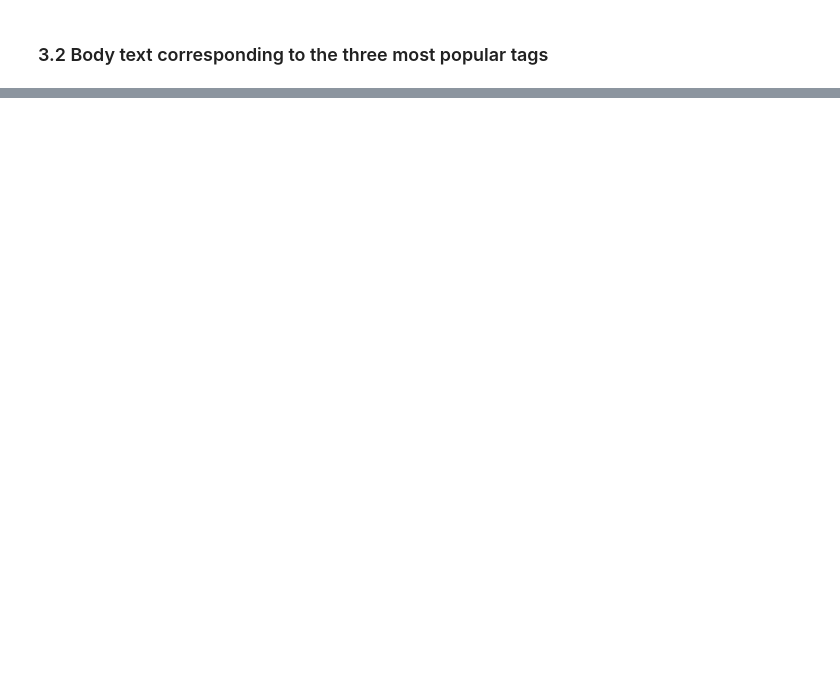
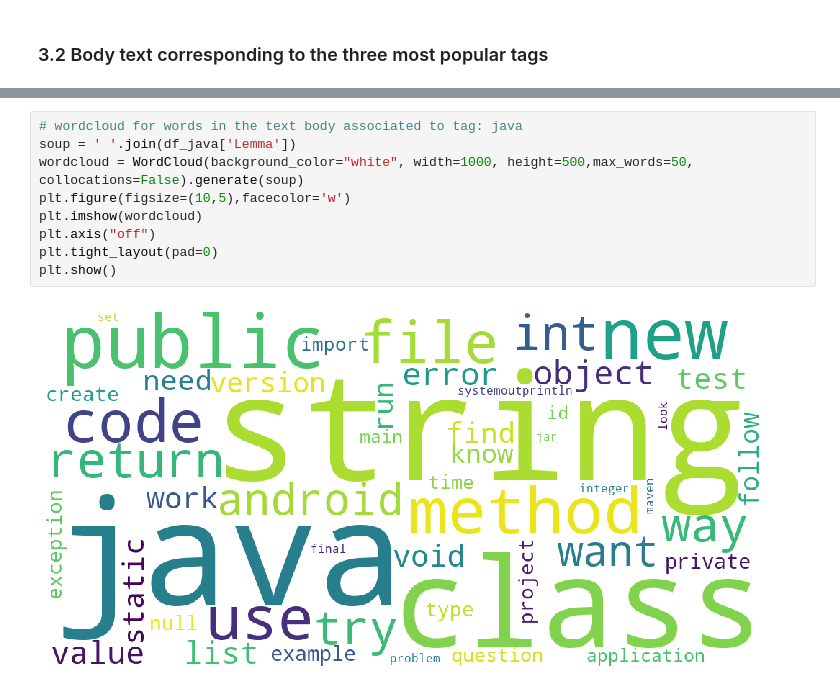
Before and after one commit to opsabarsec/NLP-automatic-tagging-stackoverflow-posts, a Jupyter notebook: notebooks/Stackoverflowtags - Part1.ipynb, the cells around one changed output, grey strips where cells are left out. Drawn from its saved outputs; the diff is of its cells as text; blank space fills up the shorter version.

```diff
--- a/notebooks/Stackoverflowtags - Part1.ipynb
+++ b/notebooks/Stackoverflowtags - Part1.ipynb
@@ -280,0 +355,11 @@ plt.show()
+# %%
+# wordcloud for words in the text body associated to tag: java
+soup = ' '.join(df_java['Lemma'])
+wordcloud = WordCloud(background_color="white", width=1000, height=500,max_words=50, collocations=False).generate(soup)
+plt.figure(figsize=(10,5),facecolor='w')
+plt.imshow(wordcloud)
+plt.axis("off")
+plt.tight_layout(pad=0)
+plt.show()
+# %% [output]
+[figure, added]
```
Also changed, not shown: parts of 23 cells of this notebook.
